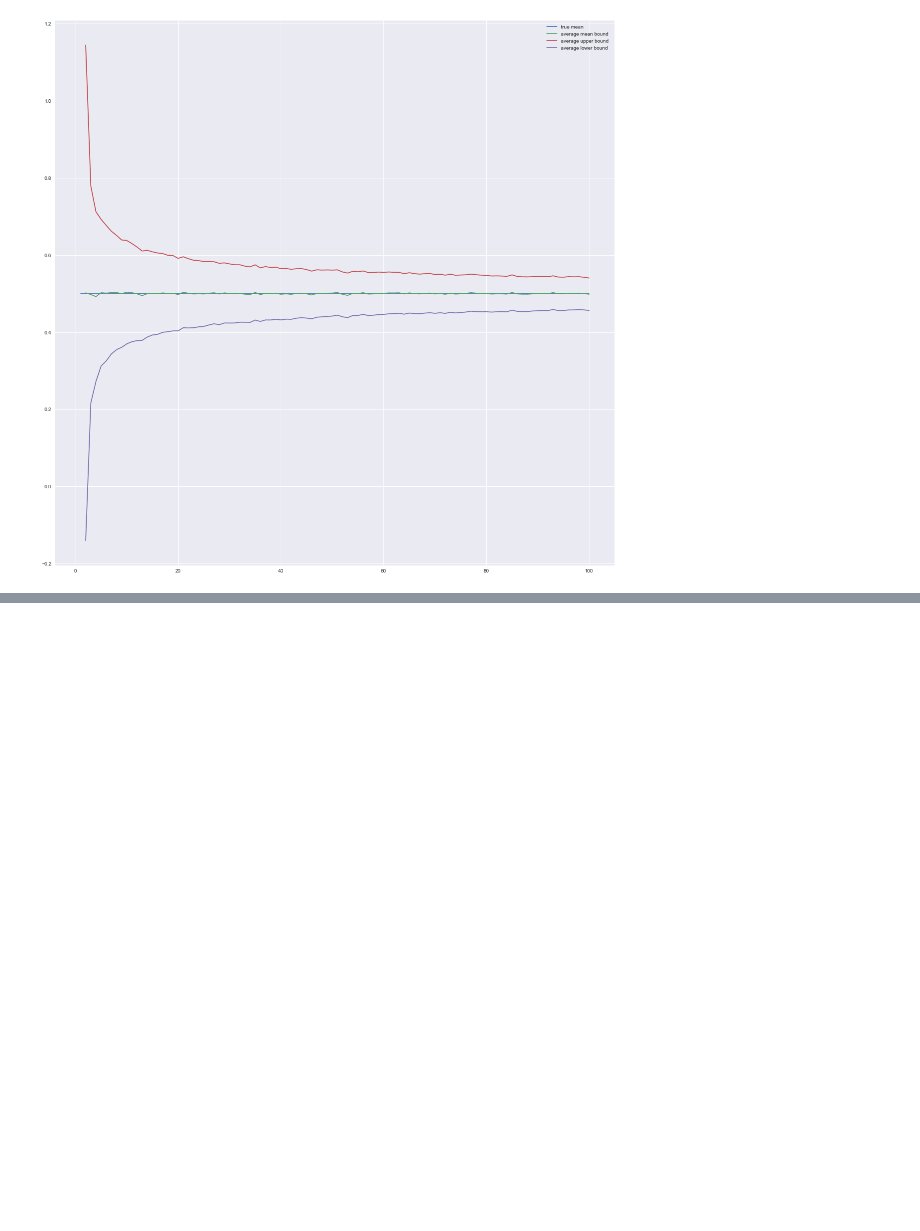
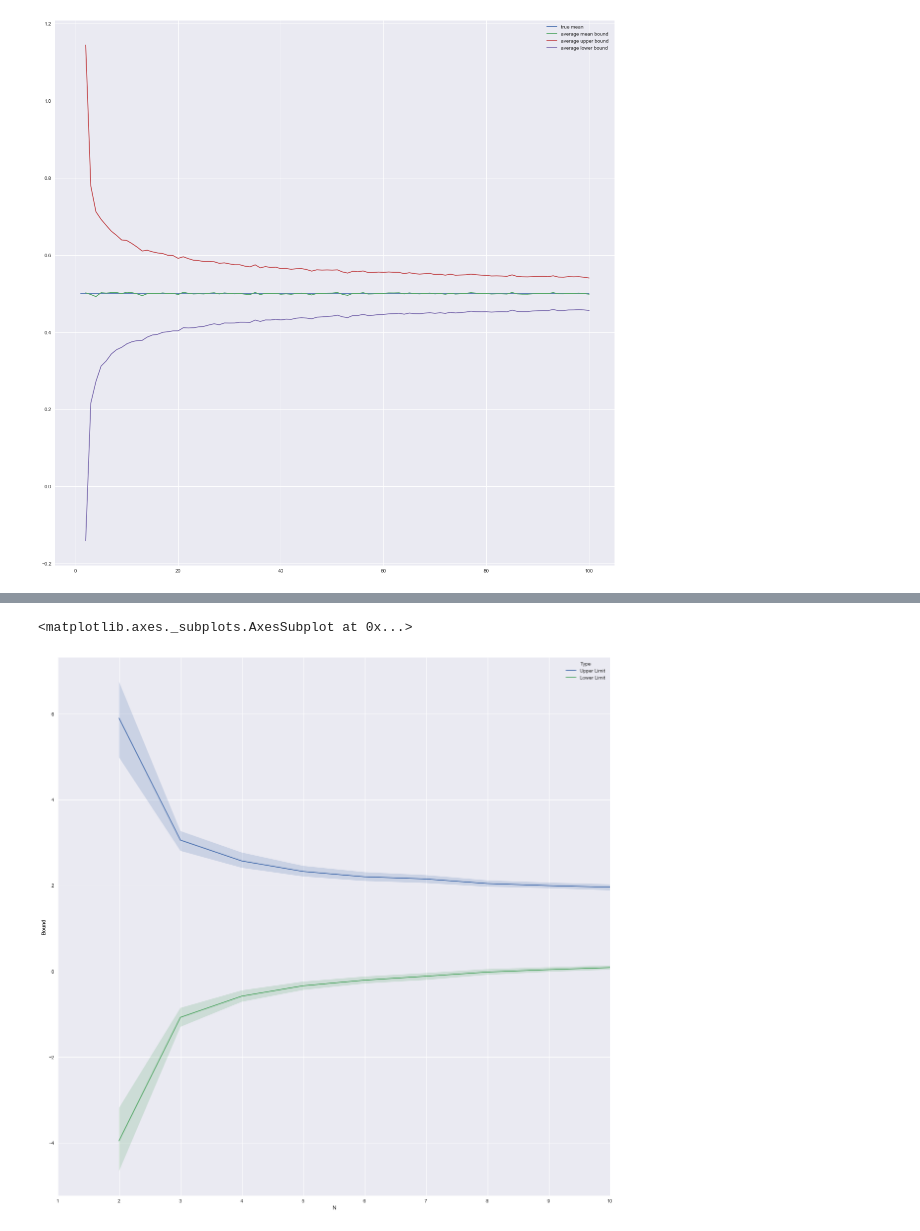
Before and after one commit to abhinavshaw1993/SampleBounds, a Jupyter notebook: Ipython_notebooks/CentralLimitBounds.ipynb, the cells around one changed output, grey strips where cells are left out. Cells and saved outputs as stored; diff of their text form; code cells hidden in the pictures; blank space fills up the shorter version.

```diff
--- a/Ipython_notebooks/CentralLimitBounds.ipynb
+++ b/Ipython_notebooks/CentralLimitBounds.ipynb
@@ -124,0 +182,5 @@ plt.legend(loc='best')
+# %%
+sns.tsplot(data=df, value="Bound", unit="OBS", condition="Type", time="N", ci=100)
+# %% [output]
+<matplotlib.axes._subplots.AxesSubplot at 0x...>
+[figure, added]
```
Also changed, not shown: parts of 1 cell of this notebook, 1 other file.
